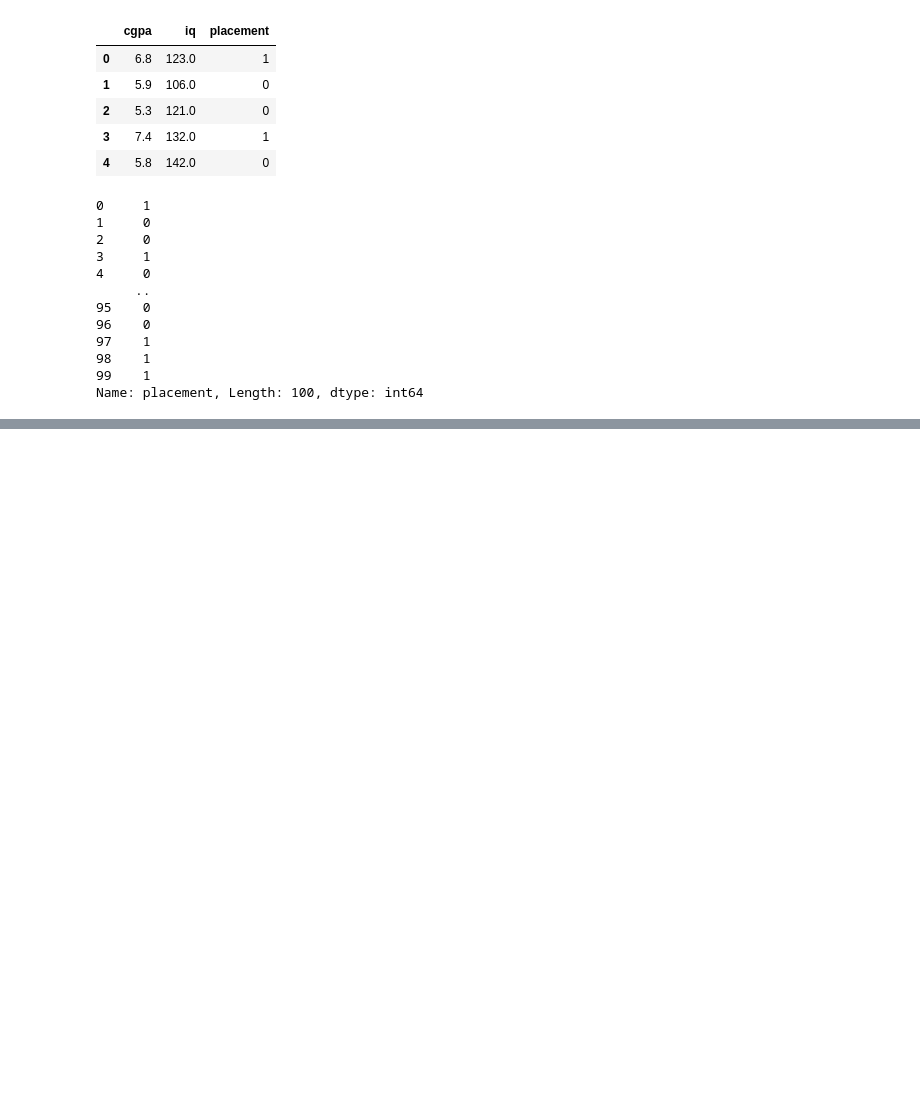
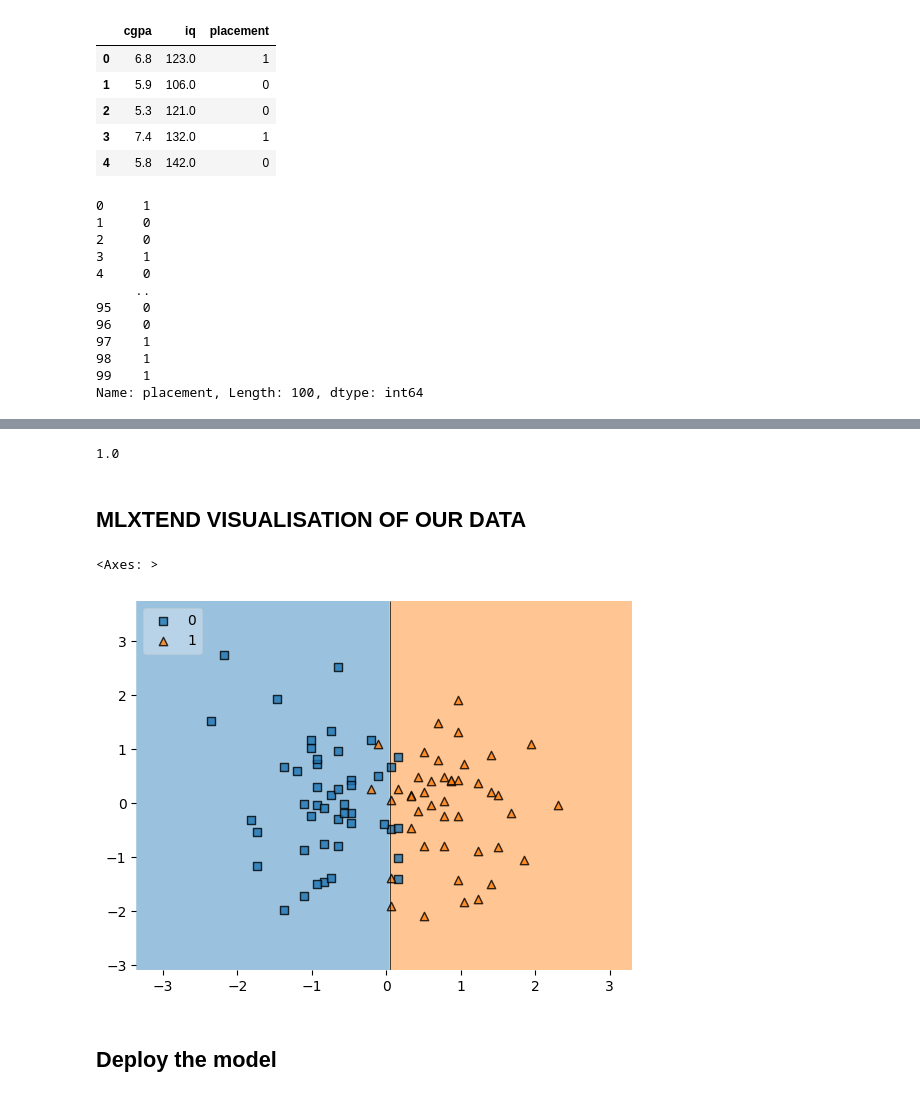
Before and after one commit to shresh15/Machine_Learning_ToyDataset, a Jupyter notebook: project.ipynb, the cells around one changed output, grey strips where cells are left out. Drawn from its saved outputs; the diff is of its cells as text; code cells hidden in the pictures; blank space fills up the shorter version.

Commit message:
Train test, scale, Model train, Model Evaluation, visualisation, Deployment of model

```diff
--- a/project.ipynb
+++ b/project.ipynb
@@ -186,0 +211,4 @@ Name: placement, Length: 100, dtype: int64
+# %%
+scaler=StandardScaler()
+# %%
+x_train=scaler.fit_transform(x_train)
@@ -186,0 +254,2 @@ Name: placement, Length: 100, dtype: int64
+# %%
+clf=LogisticRegression()
@@ -186,0 +258,2 @@ Name: placement, Length: 100, dtype: int64
+# %%
+clf.fit(x_train,y_train)
@@ -186,0 +282,6 @@ Name: placement, Length: 100, dtype: int64
+# %%
+accuracy_score(y_test,y_pred)
+# %% [output]
+1.0
+# %% [markdown]
+## MLXTEND VISUALISATION OF OUR DATA
@@ -186,0 +290,7 @@ Name: placement, Length: 100, dtype: int64
+# %%
+plot_decision_regions(x_train,y_train.values,clf=clf, legend=2)
+# %% [output]
+<Axes: >
+[figure, added]
+# %% [markdown]
+## Deploy the model
```
Also changed, not shown: parts of 32 cells of this notebook.
